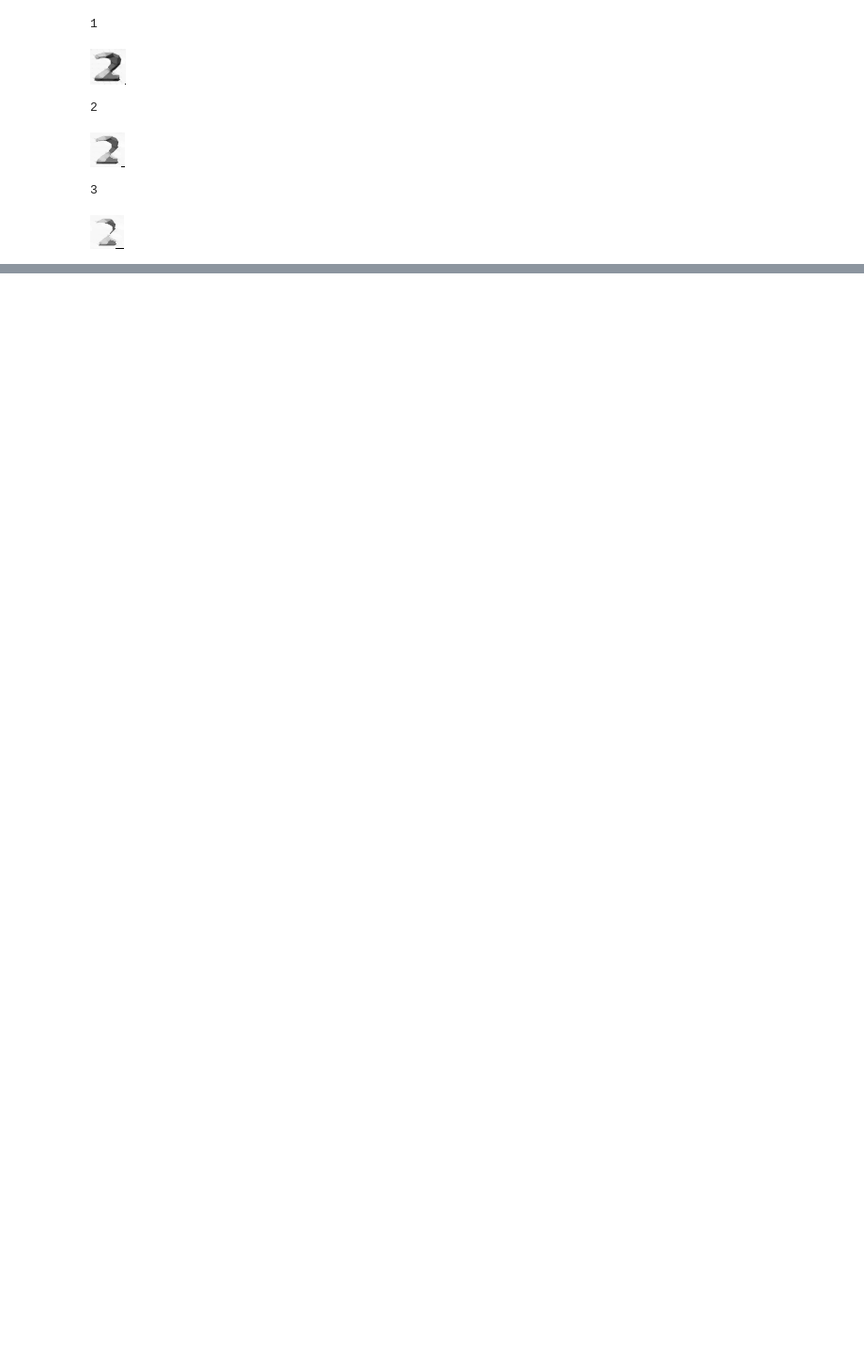
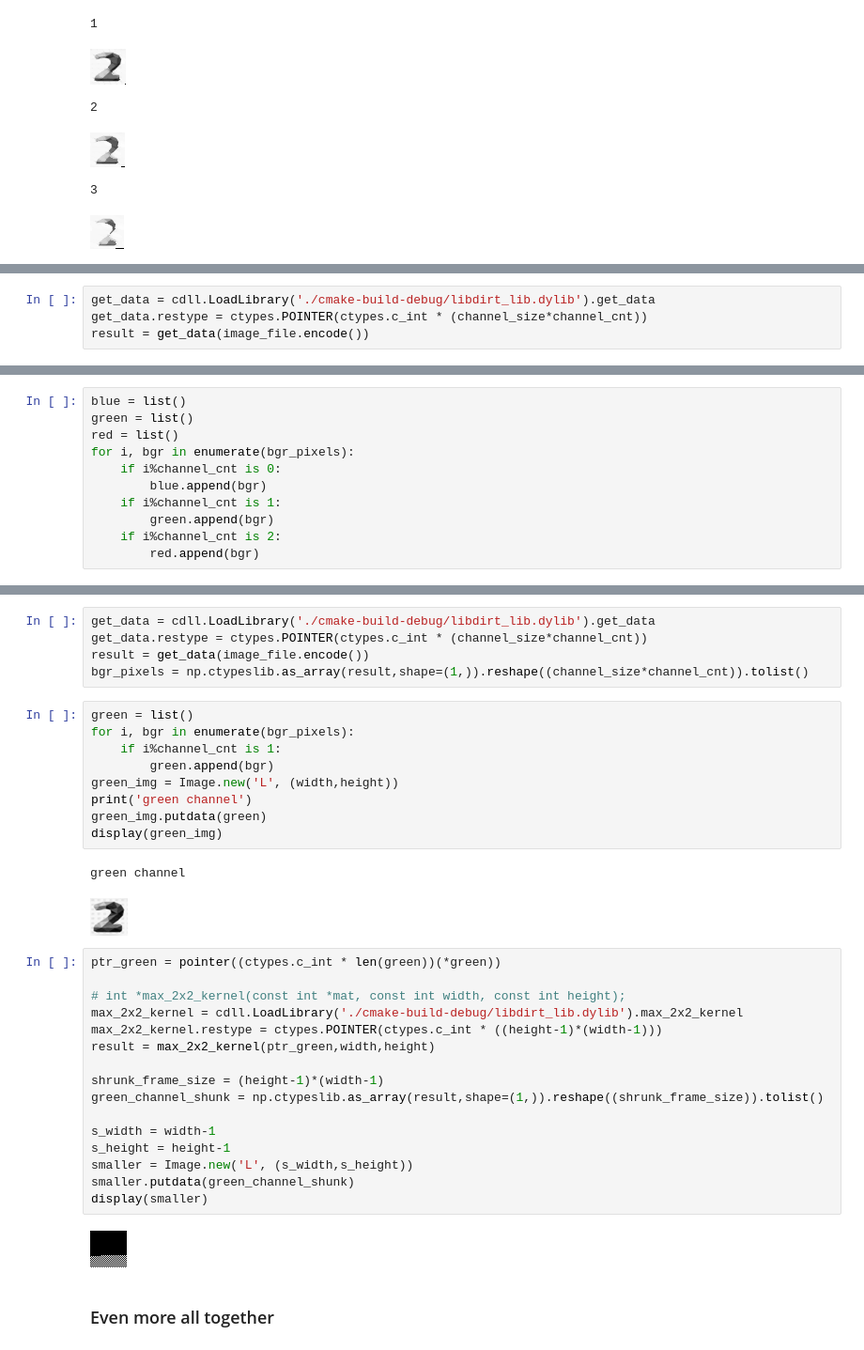
Before and after one commit to will-hill/AI_Decomposed, a Jupyter notebook: AI_From_Dirt.ipynb, the cells around one changed output, grey strips where cells are left out. Shown at 94% size. Cells and saved outputs as stored; diff of their text form; blank space fills up the shorter version.

```diff
--- a/AI_From_Dirt.ipynb
+++ b/AI_From_Dirt.ipynb
@@ -289,0 +294,4 @@ for i in range(4):
+# %%
+get_data = cdll.LoadLibrary('./cmake-build-debug/libdirt_lib.dylib').get_data
+get_data.restype = ctypes.POINTER(ctypes.c_int * (channel_size*channel_cnt))
+result = get_data(image_file.encode())
@@ -289,0 +312,11 @@ for i in range(4):
+# %%
+blue = list()
+green = list()
+red = list()
+for i, bgr in enumerate(bgr_pixels):
+    if i%channel_cnt is 0:
+        blue.append(bgr)
+    if i%channel_cnt is 1:
+        green.append(bgr)
+    if i%channel_cnt is 2:
+        red.append(bgr)
@@ -289,0 +411,37 @@ for i in range(4):
+# %%
+get_data = cdll.LoadLibrary('./cmake-build-debug/libdirt_lib.dylib').get_data
+get_data.restype = ctypes.POINTER(ctypes.c_int * (channel_size*channel_cnt))
+result = get_data(image_file.encode())
+bgr_pixels = np.ctypeslib.as_array(result,shape=(1,)).reshape((channel_size*channel_cnt)).tolist()
+# %%
+green = list()
+for i, bgr in enumerate(bgr_pixels):
+    if i%channel_cnt is 1:
+        green.append(bgr)
+green_img = Image.new('L', (width,height))
+print('green channel')
+green_img.putdata(green)
+display(green_img)
+# %% [output]
+green channel
+[figure, added]
+# %%
+ptr_green = pointer((ctypes.c_int * len(green))(*green))
+
+# int *max_2x2_kernel(const int *mat, const int width, const int height);
+max_2x2_kernel = cdll.LoadLibrary('./cmake-build-debug/libdirt_lib.dylib').max_2x2_kernel
+max_2x2_kernel.restype = ctypes.POINTER(ctypes.c_int * ((height-1)*(width-1)))
+result = max_2x2_kernel(ptr_green,width,height)
+
+shrunk_frame_size = (height-1)*(width-1)
+green_channel_shunk = np.ctypeslib.as_array(result,shape=(1,)).reshape((shrunk_frame_size)).tolist()
+
+s_width = width-1
+s_height = height-1
+smaller = Image.new('L', (s_width,s_height))
+smaller.putdata(green_channel_shunk)
+display(smaller)
+# %% [output]
+[figure, added]
+# %% [markdown]
+### Even more all together
```
Also changed, not shown: parts of 40 cells of this notebook, 6 other files.
